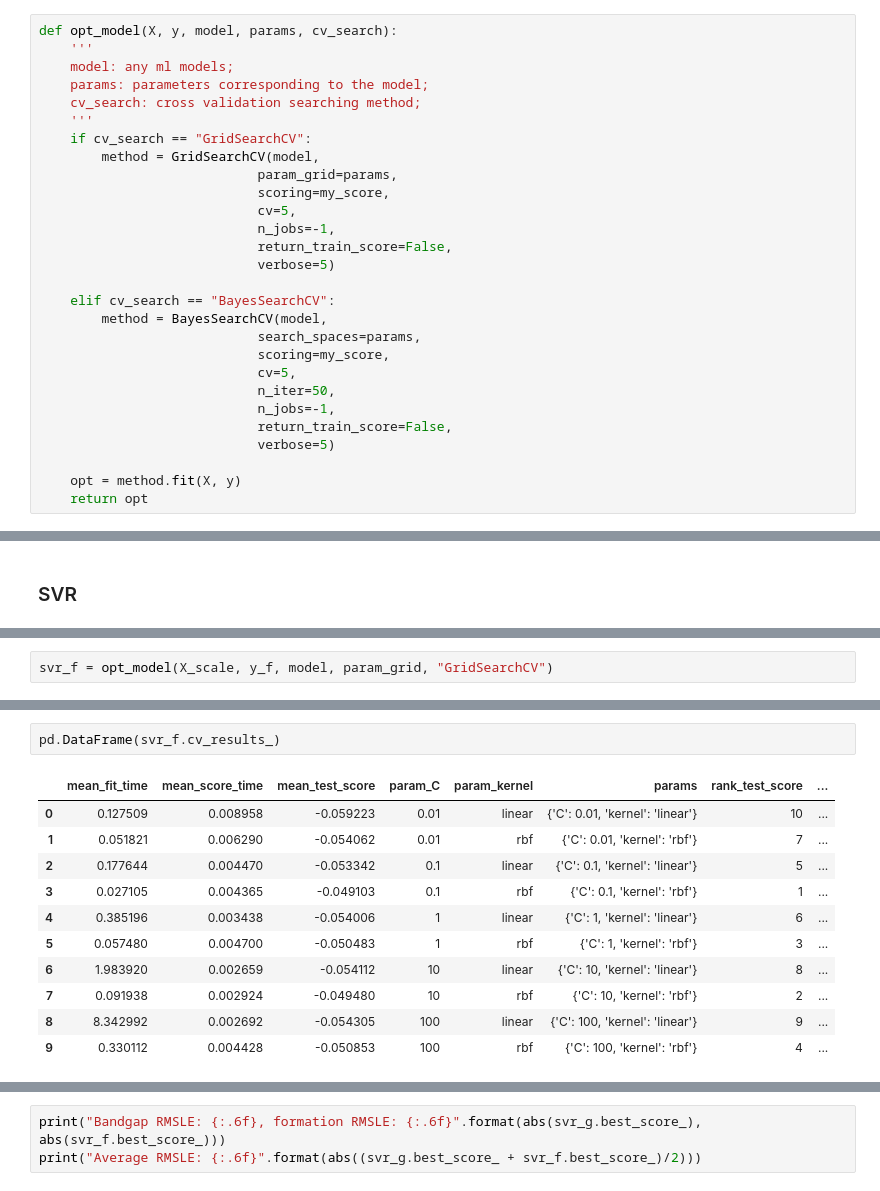
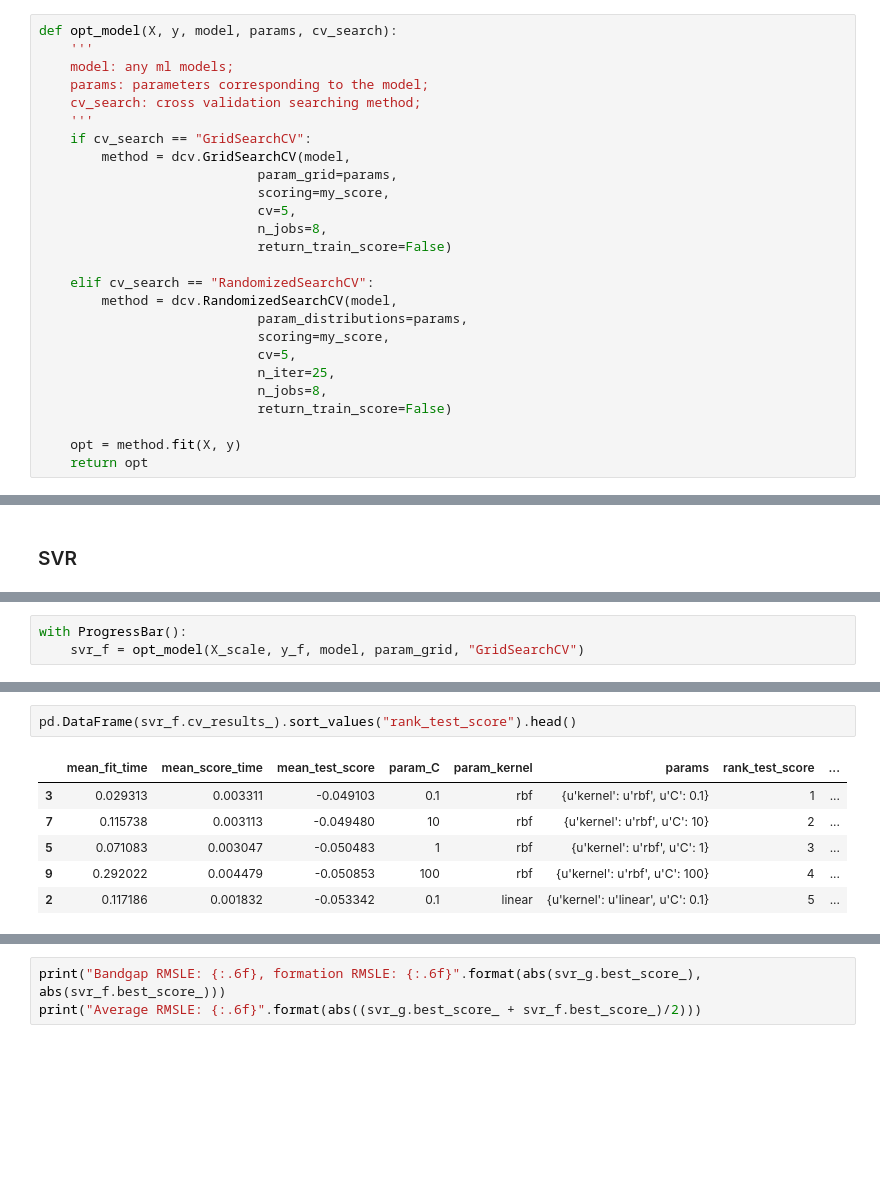
Before and after one commit to RuihaoQiu/Machine-learning-on-materials-research, a Jupyter notebook: Predictions_of_bandgap_and_formation_energy/Model_selection.ipynb, the cells around one changed output, grey strips where cells are left out. Saved outputs shown, nothing was run; the diff lists cells and outputs as text; blank space fills up the shorter version.

```diff
--- a/Predictions_of_bandgap_and_formation_energy/Model_selection.ipynb
+++ b/Predictions_of_bandgap_and_formation_energy/Model_selection.ipynb
@@ -63,23 +65,21 @@ def opt_model(X, y, model, params, cv_search):
     cv_search: cross validation searching method;
     '''
     if cv_search == "GridSearchCV":
-        method = GridSearchCV(model,
+        method = dcv.GridSearchCV(model,
                             param_grid=params,
                             scoring=my_score,
                             cv=5,
-                            n_jobs=-1,
-                            return_train_score=False,
-                            verbose=5)
+                            n_jobs=8,
+                            return_train_score=False)
 
-    elif cv_search == "BayesSearchCV":
-        method = BayesSearchCV(model,
-                            search_spaces=params,
+    elif cv_search == "RandomizedSearchCV":
+        method = dcv.RandomizedSearchCV(model,
+                            param_distributions=params,
                             scoring=my_score,
                             cv=5,
-                            n_iter=50,
-                            n_jobs=-1,
-                            return_train_score=False,
-                            verbose=5)
+                            n_iter=25,
+                            n_jobs=8,
+                            return_train_score=False)
 
     opt = method.fit(X, y)
     return opt
@@ -197,3 +157,4 @@ pd.DataFrame(svr_g.cv_results_)
 # %%
-svr_f = opt_model(X_scale, y_f, model, param_grid, "GridSearchCV")
+with ProgressBar():
+    svr_f = opt_model(X_scale, y_f, model, param_grid, "GridSearchCV")
 # %% [output]
@@ -236,14 +162,9 @@ Fitting 5 folds for each of 10 candidates, totalling 50 fits
 # %%
-pd.DataFrame(svr_f.cv_results_)
+pd.DataFrame(svr_f.cv_results_).sort_values("rank_test_score").head()
 # %% [output]
 |  | mean_fit_time | mean_score_time | mean_test_score | param_C | param_kernel | params | rank_test_score | ... |
-| 0 | 0.127509 | 0.008958 | -0.059223 | 0.01 | linear | {'C': 0.01, 'kernel': 'linear'} | 10 | ... |
-| 1 | 0.051821 | 0.006290 | -0.054062 | 0.01 | rbf | {'C': 0.01, 'kernel': 'rbf'} | 7 | ... |
-| 2 | 0.177644 | 0.004470 | -0.053342 | 0.1 | linear | {'C': 0.1, 'kernel': 'linear'} | 5 | ... |
-| 3 | 0.027105 | 0.004365 | -0.049103 | 0.1 | rbf | {'C': 0.1, 'kernel': 'rbf'} | 1 | ... |
-| 4 | 0.385196 | 0.003438 | -0.054006 | 1 | linear | {'C': 1, 'kernel': 'linear'} | 6 | ... |
-| 5 | 0.057480 | 0.004700 | -0.050483 | 1 | rbf | {'C': 1, 'kernel': 'rbf'} | 3 | ... |
-| 6 | 1.983920 | 0.002659 | -0.054112 | 10 | linear | {'C': 10, 'kernel': 'linear'} | 8 | ... |
-| 7 | 0.091938 | 0.002924 | -0.049480 | 10 | rbf | {'C': 10, 'kernel': 'rbf'} | 2 | ... |
-| 8 | 8.342992 | 0.002692 | -0.054305 | 100 | linear | {'C': 100, 'kernel': 'linear'} | 9 | ... |
-| 9 | 0.330112 | 0.004428 | -0.050853 | 100 | rbf | {'C': 100, 'kernel': 'rbf'} | 4 | ... |
+| 3 | 0.029313 | 0.003311 | -0.049103 | 0.1 | rbf | {u'kernel': u'rbf', u'C': 0.1} | 1 | ... |
+| 7 | 0.115738 | 0.003113 | -0.049480 | 10 | rbf | {u'kernel': u'rbf', u'C': 10} | 2 | ... |
+| 5 | 0.071083 | 0.003047 | -0.050483 | 1 | rbf | {u'kernel': u'rbf', u'C': 1} | 3 | ... |
+| 9 | 0.292022 | 0.004479 | -0.050853 | 100 | rbf | {u'kernel': u'rbf', u'C': 100} | 4 | ... |
+| 2 | 0.117186 | 0.001832 | -0.053342 | 0.1 | linear | {u'kernel': u'linear', u'C': 0.1} | 5 | ... |
```
Also changed, not shown: parts of 28 cells of this notebook.
